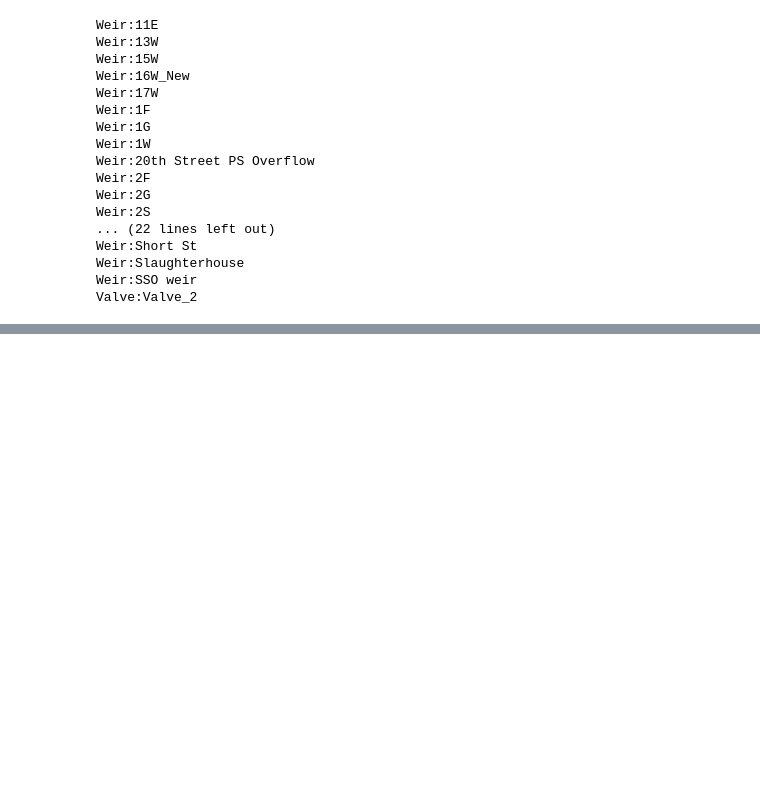
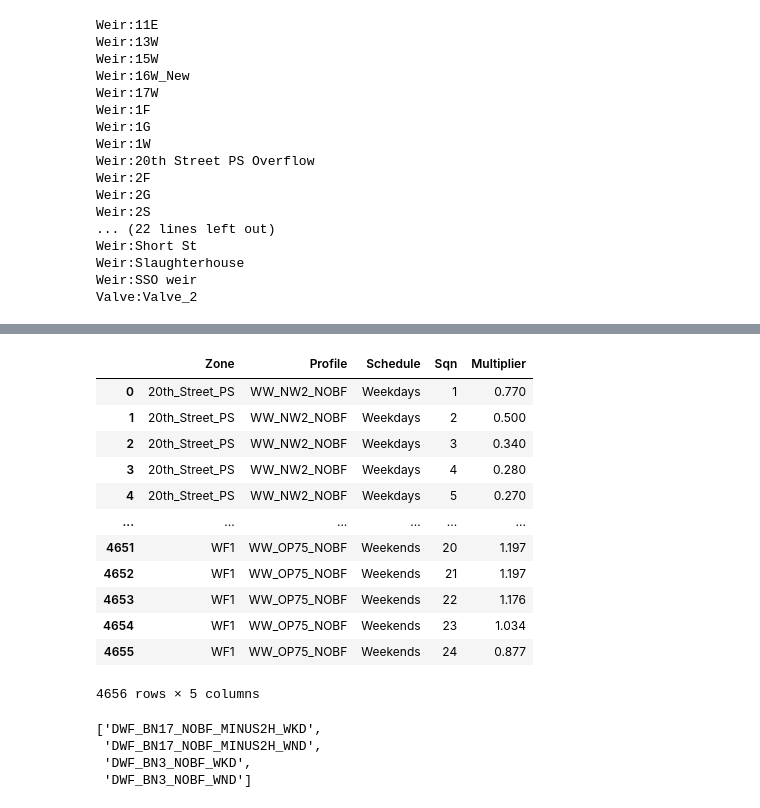
Before and after one commit to henriklocke/Calibration, a Jupyter notebook: Calibration.ipynb, the cells around one changed output, grey strips where cells are left out. Saved outputs shown, nothing was run; the diff lists cells and outputs as text; code cells hidden in the pictures; blank space fills up the shorter version.

Commit message:
Add files via upload
Add diurnal patterns

```diff
--- a/Calibration.ipynb
+++ b/Calibration.ipynb
@@ -95,5 +70,30 @@ dwf_specs.set_index('Zone',inplace=True)
 # %%
-#PERMANENT CELL 4
+#PERMANENT CELL 3
+#Import csv files and set up different lists used later in the notebook.
+
+dwf_csv = r"DWF_Specs.csv"
+res_types = ['Mixed','ResHD','ResLD']
+ici_types = ['Commercial','Industrial','Institutional']
+ww_types = res_types + ici_types
+
+all_types = []
+for res_type in res_types:
+    all_types.append([res_type,'Population','pe','m3/pe/d'])
+for ici_type in ici_types:
+    all_types.append([ici_type,'Area','ha','m3/ha/d'])
+all_types.append(['Baseflow','','',''])
+all_types.append(['Total','','',''])
+all_types = pd.DataFrame(all_types, columns =['Load_Type','Description','Unit1','Unit2'])
+all_types.set_index('Load_Type',inplace=True)
+
+period_specs = []
+period_specs.append('DWF')
+for i in range(1,6):
+    period_specs.append('WWF' + str(i))
+period_specs
+
+dwf_specs = pd.read_csv(os.getcwd() + '\\' + dwf_csv)
+dwf_specs.set_index('Zone',inplace=True)
 
 wwf_csv = r"WWF_Specs.csv"
 
@@ -128,6 +128,8 @@ report_text.fillna('This section was left blank.', inplace=True)
 wwf_specs = pd.read_csv(wwf_csv)
 wwf_specs.set_index('Location',inplace=True)
 wwf_stats_specs = pd.read_csv('WWF_Stats_Specs.csv')
+
+diurnals = pd.read_csv('Diurnals.csv')
 
 
 if generate_confidence_csvs:
@@ -1352,0 +1386,23 @@ measured_stats.to_csv(r"J:\SEWER_AREA_MODELS\FSA\02_MODEL_COMPONENTS\07_CALIBRAT
+# %%
+diurnals
+# %% [output]
+|  | Zone | Profile | Schedule | Sqn | Multiplier |
+| 0 | 20th_Street_PS | WW_NW2_NOBF | Weekdays | 1 | 0.770 |
+| 1 | 20th_Street_PS | WW_NW2_NOBF | Weekdays | 2 | 0.500 |
+| 2 | 20th_Street_PS | WW_NW2_NOBF | Weekdays | 3 | 0.340 |
+| 3 | 20th_Street_PS | WW_NW2_NOBF | Weekdays | 4 | 0.280 |
+| 4 | 20th_Street_PS | WW_NW2_NOBF | Weekdays | 5 | 0.270 |
+| ... | ... | ... | ... | ... | ... |
+| 4651 | WF1 | WW_OP75_NOBF | Weekends | 20 | 1.197 |
+| 4652 | WF1 | WW_OP75_NOBF | Weekends | 21 | 1.197 |
+| 4653 | WF1 | WW_OP75_NOBF | Weekends | 22 | 1.176 |
+| 4654 | WF1 | WW_OP75_NOBF | Weekends | 23 | 1.034 |
+| 4655 | WF1 | WW_OP75_NOBF | Weekends | 24 | 0.877 |
+4656 rows × 5 columns
+# %%
+pattern_ids
+# %% [output]
+['DWF_BN17_NOBF_MINUS2H_WKD',
+ 'DWF_BN17_NOBF_MINUS2H_WND',
+ 'DWF_BN3_NOBF_WKD',
+ 'DWF_BN3_NOBF_WND']
```
Also changed, not shown: parts of 16 cells of this notebook, 2 other files.
